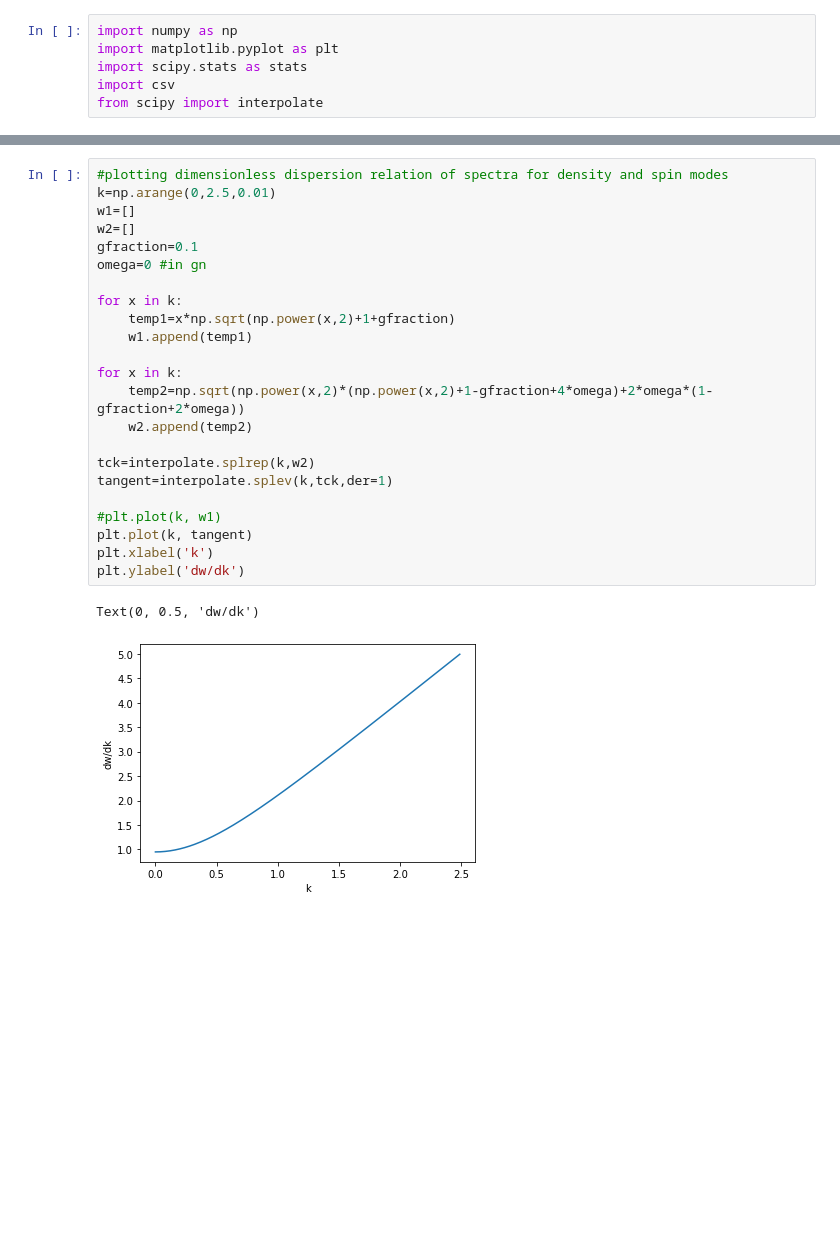
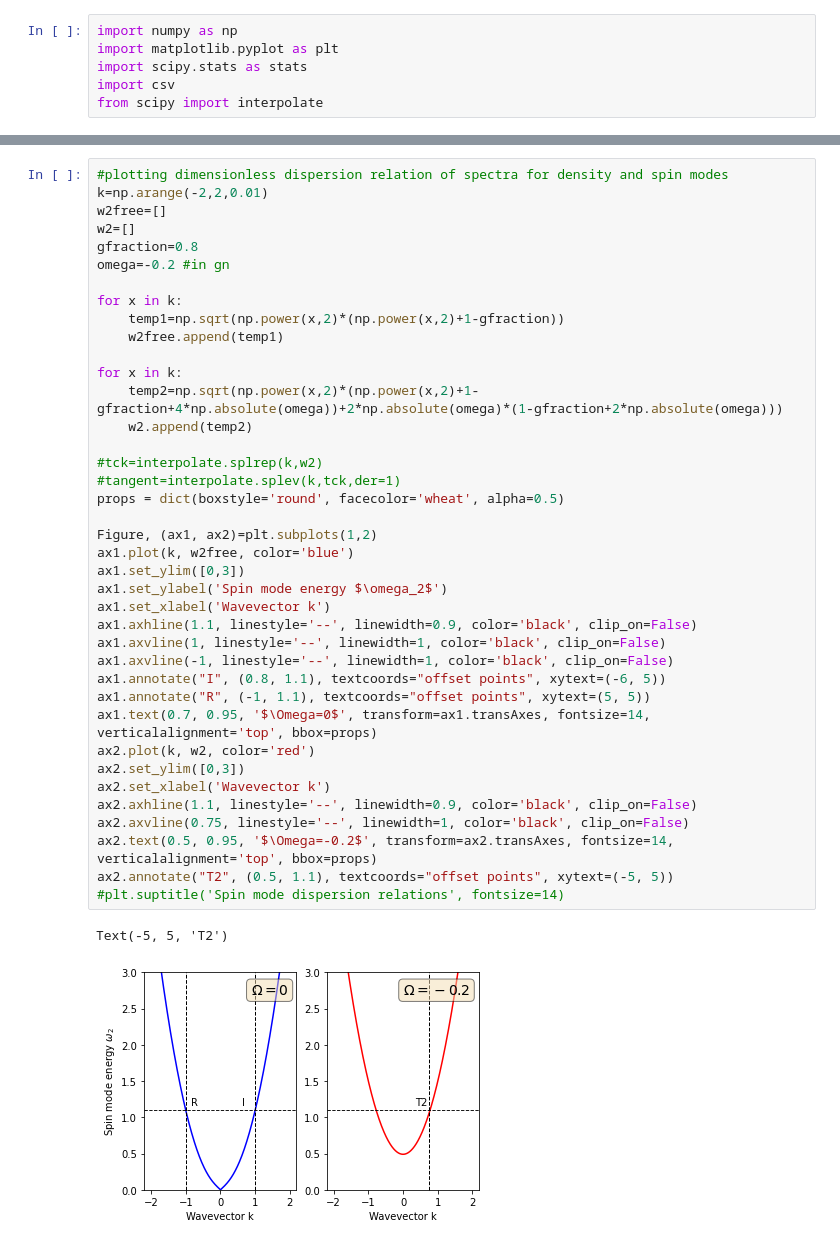
Before and after one commit to ebbeborg/GPsolver, a Jupyter notebook: results/results.ipynb, the cells around one changed output, grey strips where cells are left out. Drawn from its saved outputs; the diff is of its cells as text; blank space fills up the shorter version.

Commit message:
making nice graphs

```diff
--- a/results/results.ipynb
+++ b/results/results.ipynb
@@ -38,29 +37,45 @@ plt.show()
 # %%
 #plotting dimensionless dispersion relation of spectra for density and spin modes
-k=np.arange(0,2.5,0.01)
-w1=[]
+k=np.arange(-2,2,0.01)
+w2free=[]
 w2=[]
-gfraction=0.1
-omega=0 #in gn
+gfraction=0.8
+omega=-0.2 #in gn
 
 for x in k:
-    temp1=x*np.sqrt(np.power(x,2)+1+gfraction)
-    w1.append(temp1)
+    temp1=np.sqrt(np.power(x,2)*(np.power(x,2)+1-gfraction))
+    w2free.append(temp1)
 
 for x in k:
-    temp2=np.sqrt(np.power(x,2)*(np.power(x,2)+1-gfraction+4*omega)+2*omega*(1-gfraction+2*omega))
+    temp2=np.sqrt(np.power(x,2)*(np.power(x,2)+1-gfraction+4*np.absolute(omega))+2*np.absolute(omega)*(1-gfraction+2*np.absolute(omega)))
     w2.append(temp2)
 
-tck=interpolate.splrep(k,w2)
-tangent=interpolate.splev(k,tck,der=1)
+#tck=interpolate.splrep(k,w2)
+#tangent=interpolate.splev(k,tck,der=1)
+props = dict(boxstyle='round', facecolor='wheat', alpha=0.5)
 
-#plt.plot(k, w1)
-plt.plot(k, tangent)
-plt.xlabel('k')
-plt.ylabel('dw/dk')
+Figure, (ax1, ax2)=plt.subplots(1,2)
+ax1.plot(k, w2free, color='blue')
+ax1.set_ylim([0,3])
+ax1.set_ylabel('Spin mode energy $\omega_2$')
+ax1.set_xlabel('Wavevector k')
+ax1.axhline(1.1, linestyle='--', linewidth=0.9, color='black', clip_on=False)
+ax1.axvline(1, linestyle='--', linewidth=1, color='black', clip_on=False)
+ax1.axvline(-1, linestyle='--', linewidth=1, color='black', clip_on=False)
+ax1.annotate("I", (0.8, 1.1), textcoords="offset points", xytext=(-6, 5))
+ax1.annotate("R", (-1, 1.1), textcoords="offset points", xytext=(5, 5))
+ax1.text(0.7, 0.95, '$\Omega=0$', transform=ax1.transAxes, fontsize=14, verticalalignment='top', bbox=props)
+ax2.plot(k, w2, color='red')
+ax2.set_ylim([0,3])
+ax2.set_xlabel('Wavevector k')
+ax2.axhline(1.1, linestyle='--', linewidth=0.9, color='black', clip_on=False)
+ax2.axvline(0.75, linestyle='--', linewidth=1, color='black', clip_on=False)
+ax2.text(0.5, 0.95, '$\Omega=-0.2$', transform=ax2.transAxes, fontsize=14, verticalalignment='top', bbox=props)
+ax2.annotate("T2", (0.5, 1.1), textcoords="offset points", xytext=(-5, 5))
+#plt.suptitle('Spin mode dispersion relations', fontsize=14)
 # %% [output]
-Text(0, 0.5, 'dw/dk')
+Text(-5, 5, 'T2')
-[figure, old version]
+[figure, new version]
 # %%
 #finding dw/dk to get an idea of group velocity of spin mode
 #idea is to find position of relative density mode peak for each timestep
```
Also changed, not shown: parts of 2 cells of this notebook, 27 other files.
